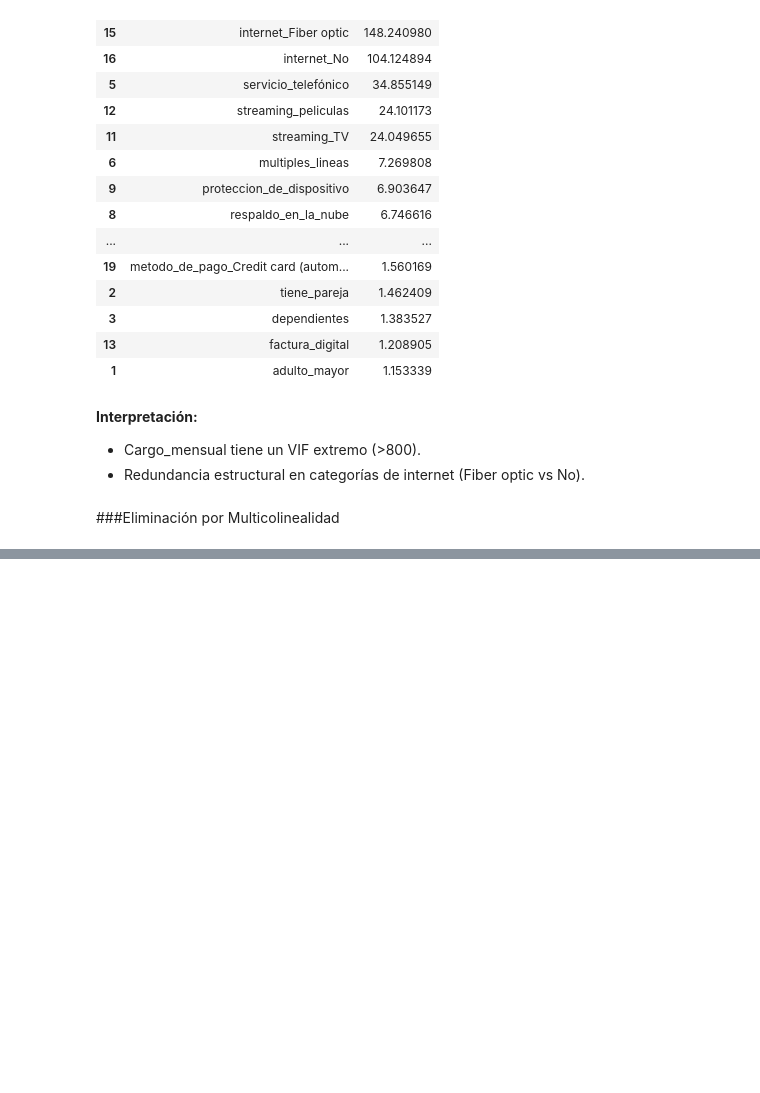
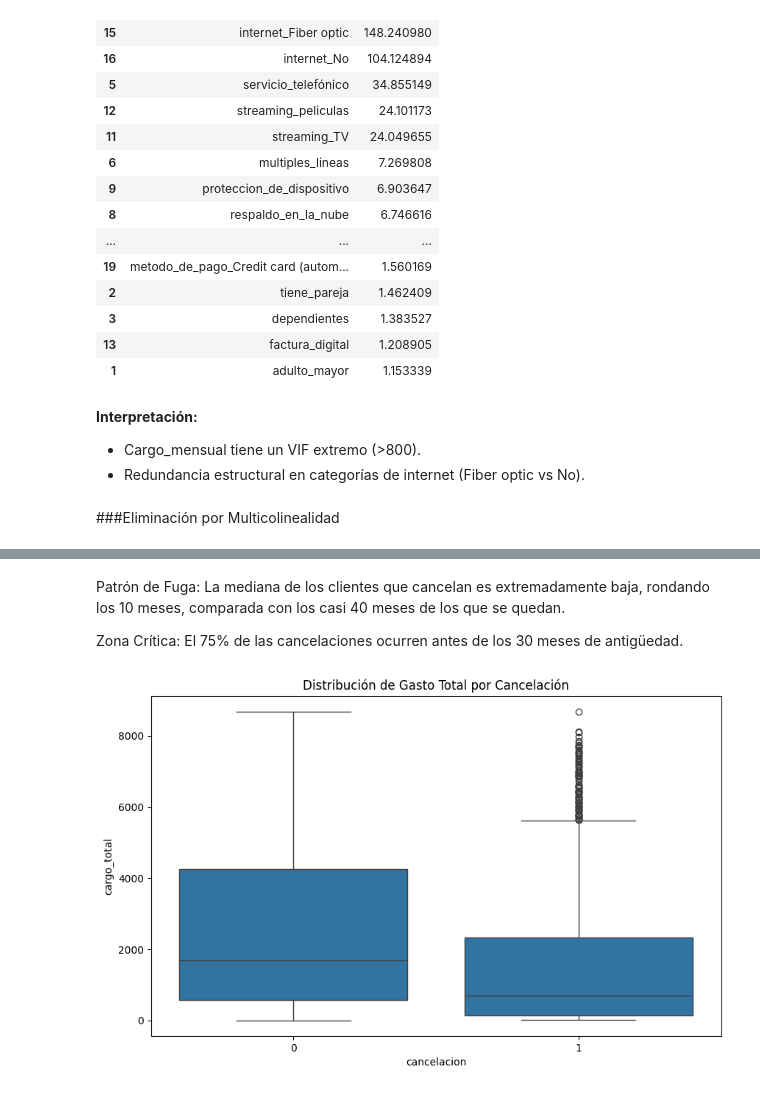
Before and after one commit to NicoPerotto/challenge2-data-science-LATAM-Parte-2, a Jupyter notebook: TelecomX_part2_LATAM.ipynb, the cells around one changed output, grey strips where cells are left out. Saved outputs shown, nothing was run; the diff lists cells and outputs as text; code cells hidden in the pictures; blank space fills up the shorter version.

```diff
--- a/TelecomX_part2_LATAM.ipynb
+++ b/TelecomX_part2_LATAM.ipynb
@@ -604,0 +408,12 @@ Usar los modelos desarrollados para generar alertas tempranas de riesgo de rotac
+# %% [markdown]
+Patrón de Fuga: La mediana de los clientes que cancelan es extremadamente baja, rondando los 10 meses, comparada con los casi 40 meses de los que se quedan.
+
+Zona Crítica: El 75% de las cancelaciones ocurren antes de los 30 meses de antigüedad.
+# %%
+# 2. Gasto Total vs Cancelación (Boxplot)
+plt.figure(figsize=(10, 6))
+sns.boxplot(x='cancelacion', y='cargo_total', data=dataFrame)
+plt.title('Distribución de Gasto Total por Cancelación')
+plt.show()
+# %% [output]
+[figure, added]
```
Also changed, not shown: parts of 86 cells of this notebook.
